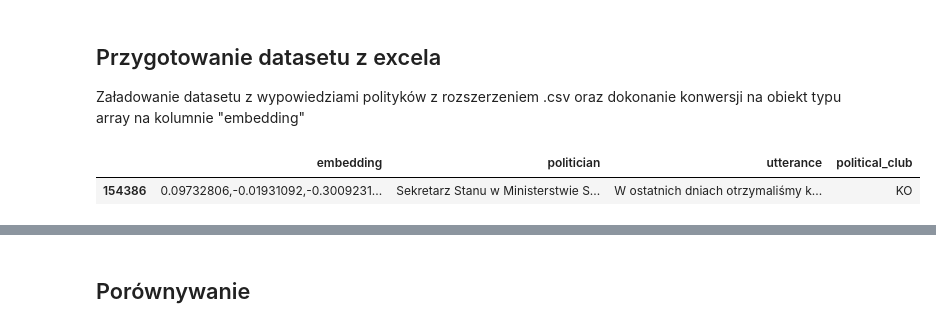
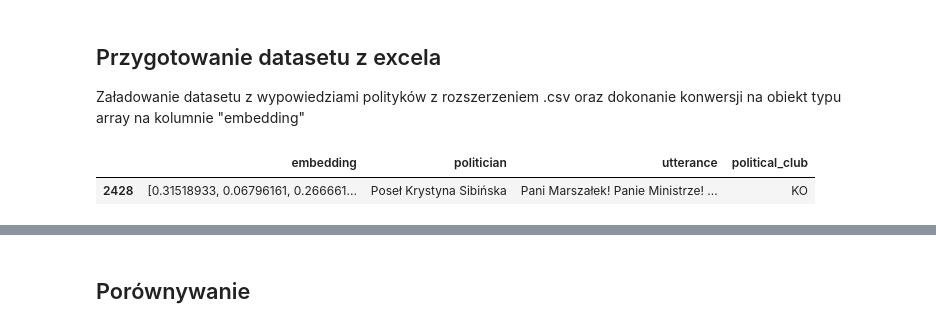
Before and after one commit to ogSikma/Political_compass, a Jupyter notebook: sejmGOVscraper-Copy1.ipynb, the cells around one changed output, grey strips where cells are left out. Drawn from its saved outputs; the diff is of its cells as text; code cells hidden in the pictures.

```diff
--- a/sejmGOVscraper-Copy1.ipynb
+++ b/sejmGOVscraper-Copy1.ipynb
@@ -381,11 +489,11 @@ df_politycy_phrases_embeddings.head(5)
 ## Przygotowanie datasetu z excela
 Załadowanie datasetu z wypowiedziami polityków z rozszerzeniem .csv oraz dokonanie konwersji na obiekt typu array na kolumnie "embedding"
 # %%
-df_politicians_embedded = pd.read_csv('politycy_phrases_embeddings.csv', encoding='utf-8', sep=';')
-df_politicians_embedded = df_politicians_embedded.dropna(subset=["embedding", "politician", "utterance", 'political_club'])
+df_politycy_phrases_embeddings = pd.read_csv('politycy_embeddings_minilm12.csv', encoding='utf-8', sep=';')
+df_politycy_phrases_embeddings = df_politycy_phrases_embeddings.dropna(subset=["embedding", "politician", "utterance", 'political_club'])
 # %%
-df_politicians_embedded.sample()
+df_politycy_phrases_embeddings.sample()
 # %% [output]
 |  | embedding | politician | utterance | political_club |
-| 154386 | 0.09732806,-0.01931092,-0.3009231... | Sekretarz Stanu w Ministerstwie S... | W ostatnich dniach otrzymaliśmy k... | KO |
+| 2428 | [0.31518933, 0.06796161, 0.266661... | Poseł Krystyna Sibińska | Pani Marszałek! Panie Ministrze! ... | KO |
 # %%
```
Also changed, not shown: parts of 34 cells of this notebook, 1 other file.
